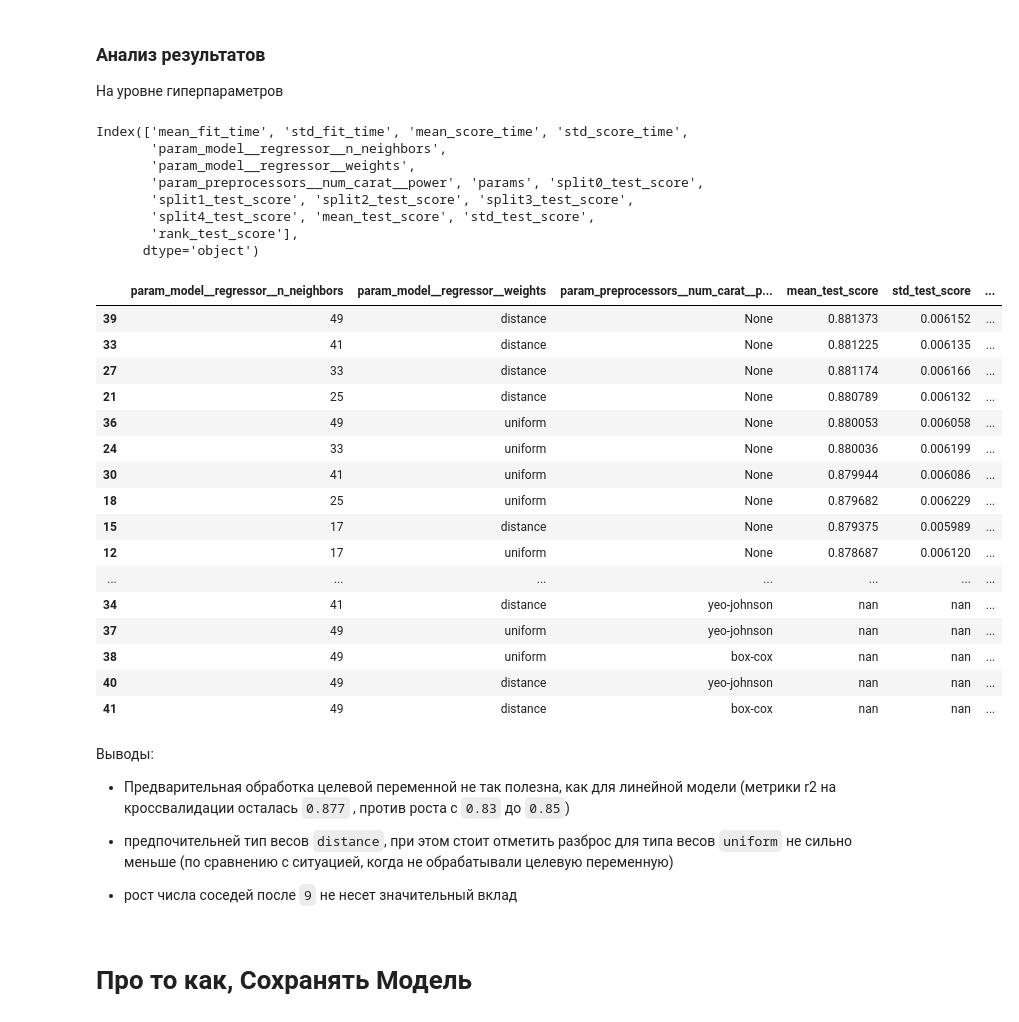
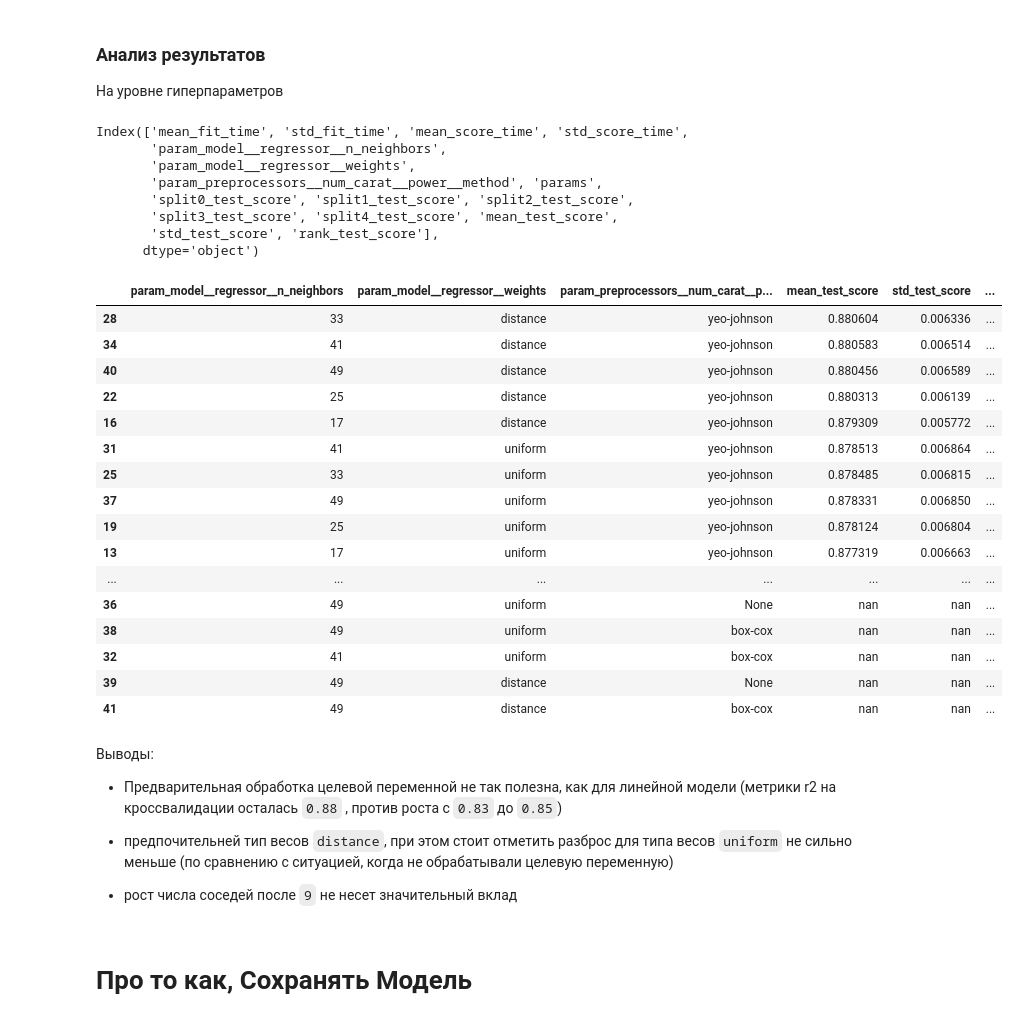
Before and after one commit to TheGreemDark/LR_ML, a Jupyter notebook: LR2_ML_Part3.ipynb, the cells around one changed output. Drawn from its saved outputs; the diff is of its cells as text; code cells hidden in the pictures.

```diff
--- a/LR2_ML_Part3.ipynb
+++ b/LR2_ML_Part3.ipynb
@@ -505,7 +502,7 @@ Pipeline(steps=[('preprocessors',
 # %%
 param_grid = {
     # ВАЖНО: используем "имена", которые есть у компонент Pipeline и разделяем их __ (две земли)
-    'preprocessors__num_carat__power': [None, 'yeo-johnson', 'box-cox'],
+    'preprocessors__num_carat__power__method': [None, 'yeo-johnson', 'box-cox'],
     "model__regressor__n_neighbors": np.arange(1,50,8),
     "model__regressor__weights": ['uniform', 'distance'],
 }
@@ -621,45 +601,45 @@ DF_Pipe.columns
 Index(['mean_fit_time', 'std_fit_time', 'mean_score_time', 'std_score_time',
        'param_model__regressor__n_neighbors',
        'param_model__regressor__weights',
-       'param_preprocessors__num_carat__power', 'params', 'split0_test_score',
-       'split1_test_score', 'split2_test_score', 'split3_test_score',
-       'split4_test_score', 'mean_test_score', 'std_test_score',
-       'rank_test_score'],
+       'param_preprocessors__num_carat__power__method', 'params',
+       'split0_test_score', 'split1_test_score', 'split2_test_score',
+       'split3_test_score', 'split4_test_score', 'mean_test_score',
+       'std_test_score', 'rank_test_score'],
       dtype='object')
 # %%
 DF_ = DF_Pipe[[ # берем только гиперпараметры,
        'param_model__regressor__n_neighbors',
        'param_model__regressor__weights',
-       'param_preprocessors__num_carat__power',
+       'param_preprocessors__num_carat__power__method',
                  'mean_test_score', #среднее значение метрики на кросс-валидации
              'std_test_score', # разброс метрики на кросс-валидации
              'rank_test_score',# место
              ]]
 cm = sns.light_palette("orange", as_cmap=True) # делаем расцветку по значению. В этот раз "50 оттенков Оранжевого"
 hl = DF_.sort_values(by = 'rank_test_score').style.background_gradient(cmap=cm) # сортируем по убыванию места и раскрашиваем
 hl
 # %% [output]
 |  | param_model__regressor__n_neighbors | param_model__regressor__weights | param_preprocessors__num_carat__p... | mean_test_score | std_test_score | ... |
-| 39 | 49 | distance | None | 0.881373 | 0.006152 | ... |
-| 33 | 41 | distance | None | 0.881225 | 0.006135 | ... |
-| 27 | 33 | distance | None | 0.881174 | 0.006166 | ... |
-| 21 | 25 | distance | None | 0.880789 | 0.006132 | ... |
-| 36 | 49 | uniform | None | 0.880053 | 0.006058 | ... |
-| 24 | 33 | uniform | None | 0.880036 | 0.006199 | ... |
-| 30 | 41 | uniform | None | 0.879944 | 0.006086 | ... |
-| 18 | 25 | uniform | None | 0.879682 | 0.006229 | ... |
-| 15 | 17 | distance | None | 0.879375 | 0.005989 | ... |
-| 12 | 17 | uniform | None | 0.878687 | 0.006120 | ... |
+| 28 | 33 | distance | yeo-johnson | 0.880604 | 0.006336 | ... |
+| 34 | 41 | distance | yeo-johnson | 0.880583 | 0.006514 | ... |
+| 40 | 49 | distance | yeo-johnson | 0.880456 | 0.006589 | ... |
+| 22 | 25 | distance | yeo-johnson | 0.880313 | 0.006139 | ... |
+| 16 | 17 | distance | yeo-johnson | 0.879309 | 0.005772 | ... |
+| 31 | 41 | uniform | yeo-johnson | 0.878513 | 0.006864 | ... |
+| 25 | 33 | uniform | yeo-johnson | 0.878485 | 0.006815 | ... |
+| 37 | 49 | uniform | yeo-johnson | 0.878331 | 0.006850 | ... |
+| 19 | 25 | uniform | yeo-johnson | 0.878124 | 0.006804 | ... |
+| 13 | 17 | uniform | yeo-johnson | 0.877319 | 0.006663 | ... |
 | ... | ... | ... | ... | ... | ... | ... |
-| 34 | 41 | distance | yeo-johnson | nan | nan | ... |
-| 37 | 49 | uniform | yeo-johnson | nan | nan | ... |
+| 36 | 49 | uniform | None | nan | nan | ... |
 | 38 | 49 | uniform | box-cox | nan | nan | ... |
-| 40 | 49 | distance | yeo-johnson | nan | nan | ... |
+| 32 | 41 | uniform | box-cox | nan | nan | ... |
+| 39 | 49 | distance | None | nan | nan | ... |
 | 41 | 49 | distance | box-cox | nan | nan | ... |
 # %% [markdown]
 Выводы:
 
-* Предварительная обработка целевой переменной не так полезна, как для линейной модели (метрики r2 на кроссвалидации осталась `0.877` , против роста с `0.83` до `0.85`)
+* Предварительная обработка целевой переменной не так полезна, как для линейной модели (метрики r2 на кроссвалидации осталась `0.88` , против роста с `0.83` до `0.85`)
 
 * предпочительней тип весов `distance`, при этом стоит отметить разброс для типа весов `uniform` не сильно меньше (по сравнению с ситуацией, когда не обрабатывали целевую переменную)
 
```
Also changed, not shown: parts of 14 cells of this notebook.
